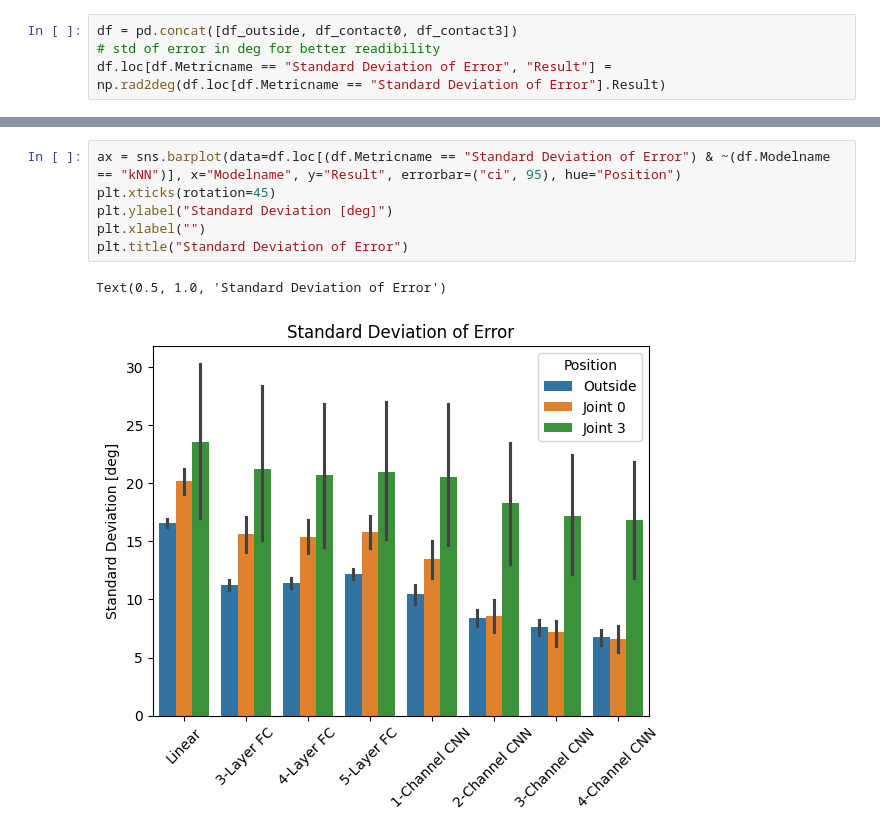
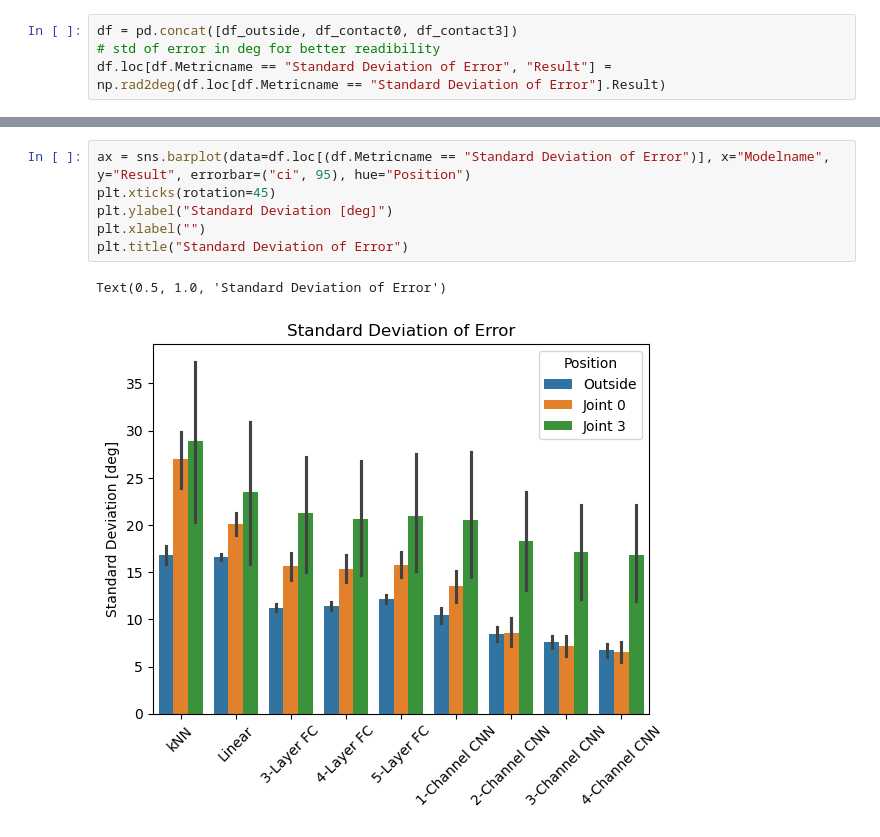
Before and after one commit to Tilman-Burghoff/acoustic-sensing, a Jupyter notebook: experiment3/compare_results.ipynb, the cells around one changed output, grey strips where cells are left out. Cells and saved outputs as stored; diff of their text form.

```diff
--- a/experiment3/compare_results.ipynb
+++ b/experiment3/compare_results.ipynb
@@ -53,10 +75,10 @@ Text(0.5, 1.0, 'Mean Square Error averaged over Models (w/o kNN)')
 # %%
-ax = sns.barplot(data=df.loc[(df.Metricname == "Standard Deviation of Error") & ~(df.Modelname == "kNN")], x="Modelname", y="Result", errorbar=("ci", 95), hue="Position")
+ax = sns.barplot(data=df.loc[(df.Metricname == "Standard Deviation of Error")], x="Modelname", y="Result", errorbar=("ci", 95), hue="Position")
 plt.xticks(rotation=45)
 plt.ylabel("Standard Deviation [deg]")
 plt.xlabel("")
 plt.title("Standard Deviation of Error")
 # %% [output]
 Text(0.5, 1.0, 'Standard Deviation of Error')
-[figure, old version]
+[figure, new version]
 # %%
```
Also changed, not shown: parts of 10 cells of this notebook.
